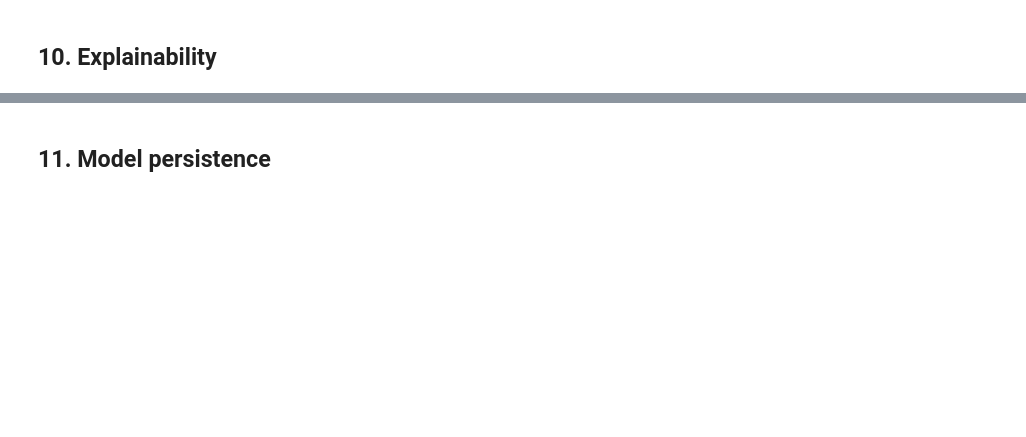
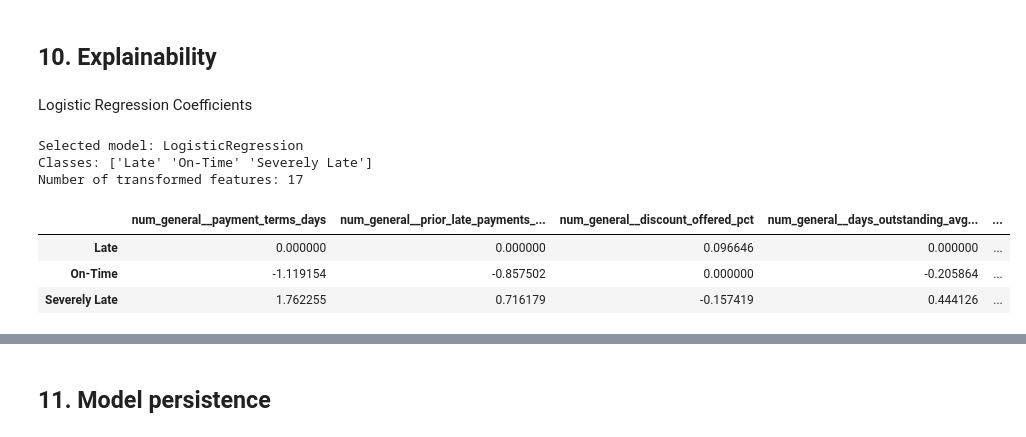
Before and after one commit to tanuiivy/bbt4106-202604-D4-classification, a Jupyter notebook: bbt4106_202604_D4_classification.ipynb, the cells around one changed output, grey strips where cells are left out. Saved outputs shown, nothing was run; the diff lists cells and outputs as text; code cells hidden in the pictures; blank space fills up the shorter version.

Commit message:
Carried out explainability, model persistence testing, conclusion and limitations

```diff
--- a/bbt4106_202604_D4_classification.ipynb
+++ b/bbt4106_202604_D4_classification.ipynb
@@ -1936,2 +1960,31 @@ tuned model as it was for the untuned model.
 # %% [markdown]
 ## 10. Explainability
+# %% [markdown]
+Logistic Regression Coefficients
+# %%
+final_pipeline = best_pipe
+
+classifier = final_pipeline.named_steps["classifier"]
+preprocess = final_pipeline.named_steps["preprocess"]
+
+feature_names = preprocess.get_feature_names_out()
+
+print("Selected model:", type(classifier).__name__)
+print("Classes:", classifier.classes_)
+print("Number of transformed features:", len(feature_names))
+
+coefficient_df = pd.DataFrame(
+    classifier.coef_,
+    index=classifier.classes_,
+    columns=feature_names
+)
+
+coefficient_df
+# %% [output]
+Selected model: LogisticRegression
+Classes: ['Late' 'On-Time' 'Severely Late']
+Number of transformed features: 17
+|  | num_general__payment_terms_days | num_general__prior_late_payments_... | num_general__discount_offered_pct | num_general__days_outstanding_avg... | ... |
+| Late | 0.000000 | 0.000000 | 0.096646 | 0.000000 | ... |
+| On-Time | -1.119154 | -0.857502 | 0.000000 | -0.205864 | ... |
+| Severely Late | 1.762255 | 0.716179 | -0.157419 | 0.444126 | ... |
```
Also changed, not shown: parts of 23 cells of this notebook.
